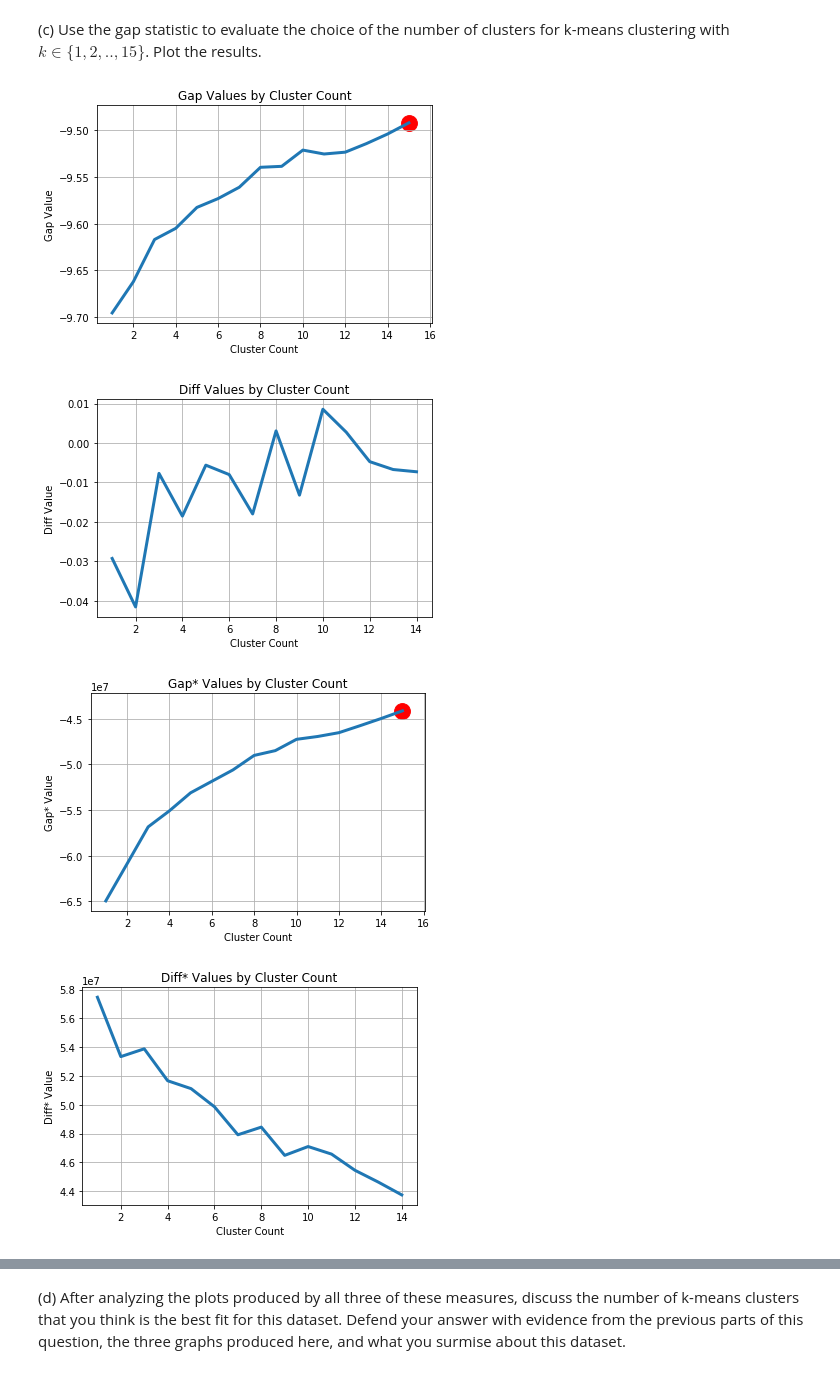
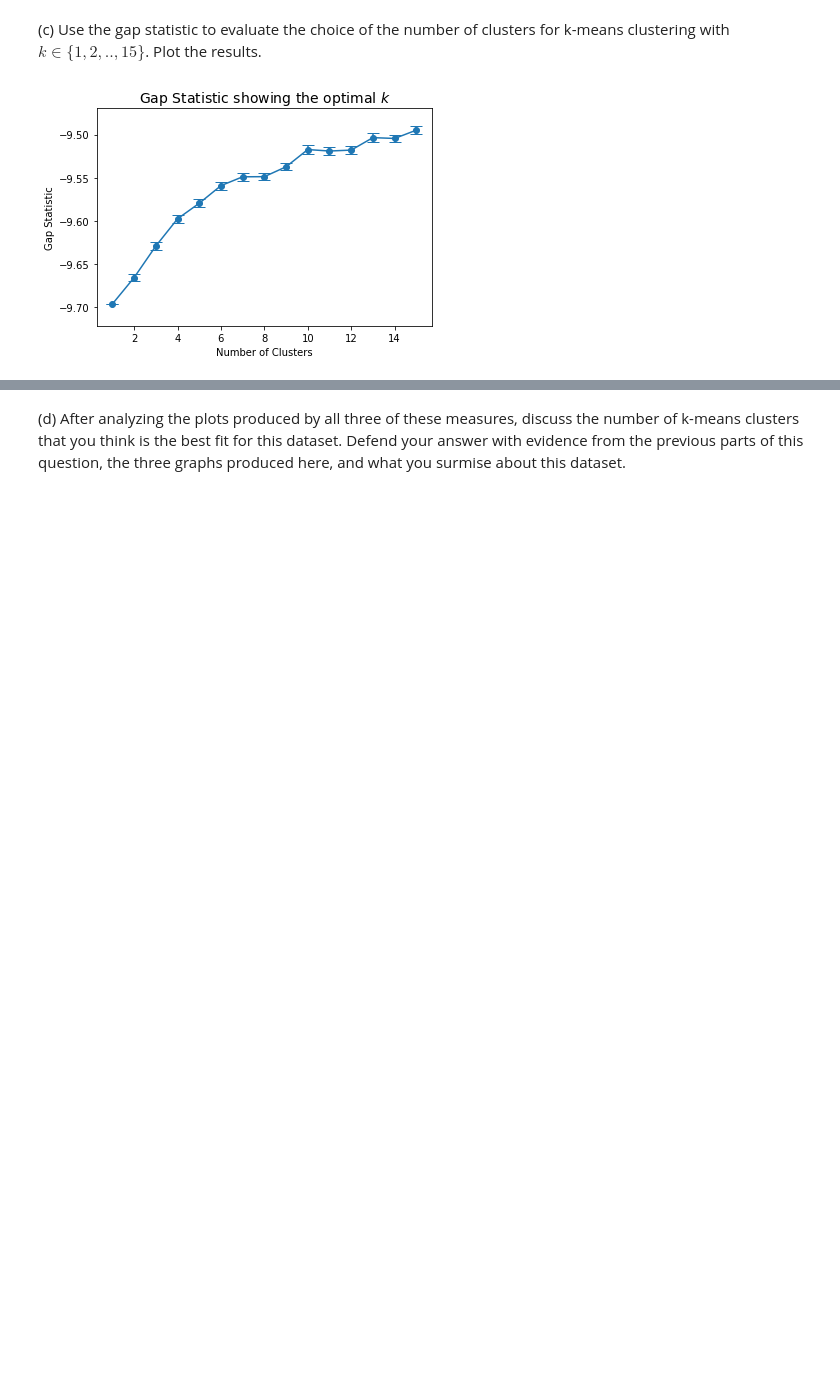
Before and after one commit to Ruby122/2020-CS109B, a Jupyter notebook: content/homeworks/hw02/cs109b_hw2.ipynb, the cells around one changed output, grey strips where cells are left out. Saved outputs shown, nothing was run; the diff lists cells and outputs as text; code cells hidden in the pictures; blank space fills up the shorter version.

```diff
--- a/content/homeworks/hw02/cs109b_hw2.ipynb
+++ b/content/homeworks/hw02/cs109b_hw2.ipynb
@@ -103,13 +103,11 @@ display(postures.describe())
 (a) After appropriate pre-processing (but not scaling) run the k-means clustering algorithm, using the `KMeans` class from sklearn.cluster, with the number of clusters corresponding to the number of users, `n_init` of 46, and 109 as the random seed. Add the result as a new column called `Cluster14` to your data frame.
 # %%
 #your code here
-# number of clusters
-n_user = len(postures.User.unique())
 # preprocessing: drop user and class
 postures_clean = postures.drop(['Class', 'User'], axis = 1)
 # cluster according to users
 # n_init = number of times KMeans run
-postures_km_14 = KMeans(n_clusters = n_user, n_init = 46, random_state = 109).fit(postures_clean)
+postures_km_14 = KMeans(n_clusters = 14, n_init = 46, random_state = 109).fit(postures_clean)
 postures_clean['Cluster14'] = postures_km_14.labels_
 postures_clean.head()
 # %% [output]
@@ -377,11 +375,23 @@ plt.show()
 # %%
 #your code here
 gs_obj = OptimalK()
 # n_refs: The number of random reference data sets to use as inertia reference to actual data.
 n_clusters = gs_obj(postures_sample_clean.values, n_refs=50, cluster_array=np.arange(1, 16))
-gs_obj.plot_results()
+# gs_obj.plot_results()
+def display_gapstat_with_errbars(gap_df):
+    gaps = gap_df["gap_value"].values
+    diffs = gap_df["diff"]
+
+    err_bars = np.zeros(len(gap_df))
+    err_bars[1:] = diffs[:-1] - gaps[:-1] + gaps[1:]
+
+    plt.scatter(gap_df["n_clusters"], gap_df["gap_value"])
+    plt.errorbar(gap_df["n_clusters"], gap_df["gap_value"], yerr=err_bars, capsize=6)
+    plt.xlabel("Number of Clusters")
+    plt.ylabel("Gap Statistic")
+    plt.title("Gap Statistic showing the optimal $k$", size = 14)
+    plt.show()
+
+display_gapstat_with_errbars(gs_obj.gap_df)
 # %% [output]
-[figure, old version]
+[figure, new version]
-[figure, removed]
-[figure, removed]
-[figure, removed]
```
Also changed, not shown: parts of 9 cells of this notebook, 7 other files.
